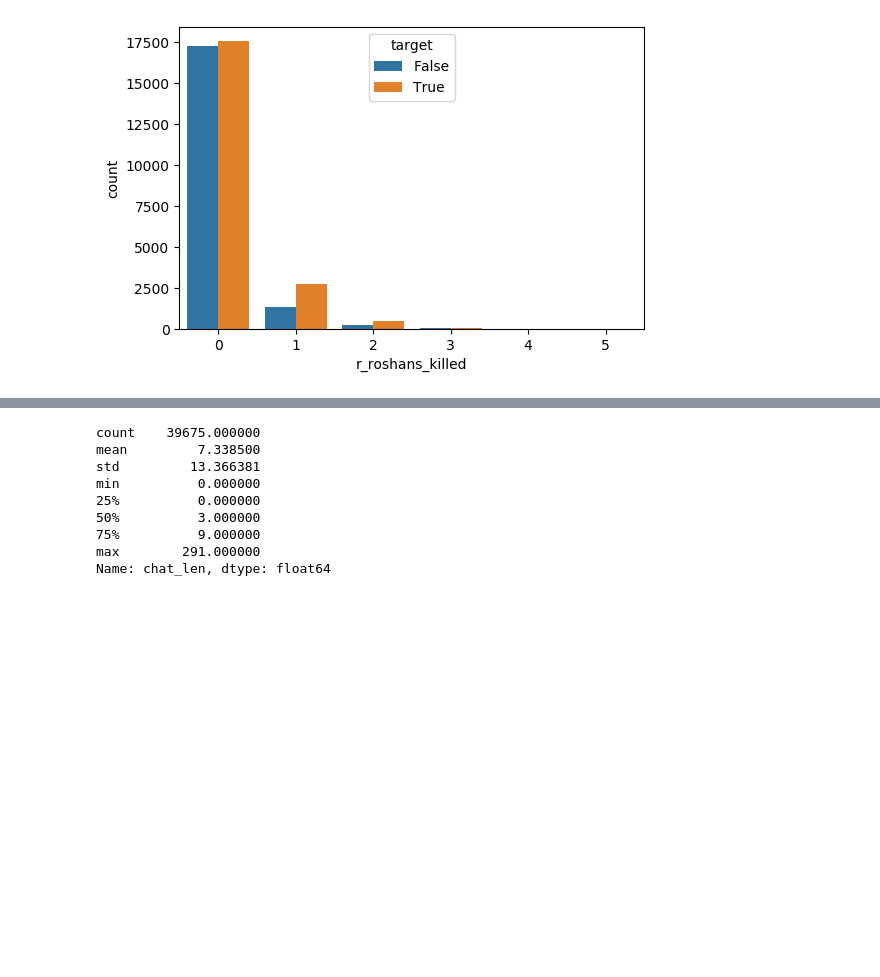
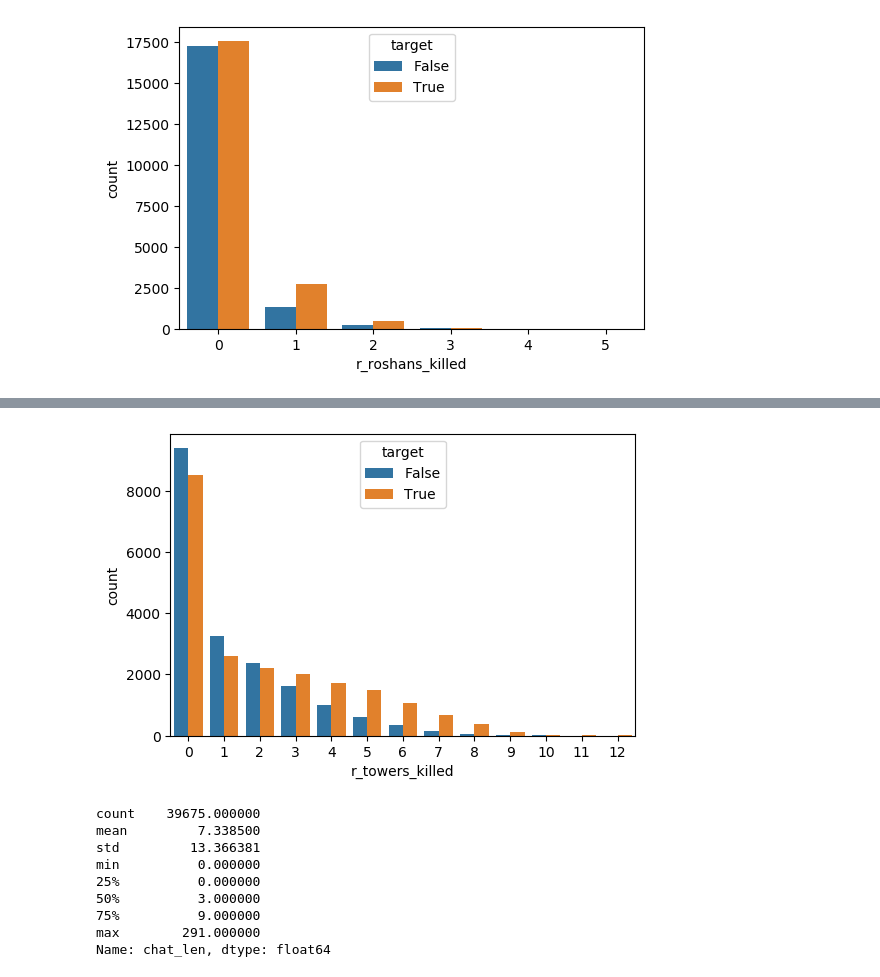
Before and after one commit to tankonst/game_winner_binary_classifier, a Jupyter notebook: EDA_mb.ipynb, the cells around one changed output, grey strips where cells are left out. Cells and saved outputs as stored; diff of their text form; code cells hidden in the pictures; blank space fills up the shorter version.

```diff
--- a/EDA_mb.ipynb
+++ b/EDA_mb.ipynb
@@ -143,3 +190,7 @@ sns.countplot(x="r_roshans_killed", hue="target", data=new_features);
+# %%
+sns.countplot(x="r_towers_killed", hue="target", data=new_features);
+# %% [output]
+[figure, added]
 # %%
 #train_X.hist(figsize = (25,80),layout = (50,5), bins=10)
 #plt.tight_layout()
```
Also changed, not shown: parts of 4 cells of this notebook.
